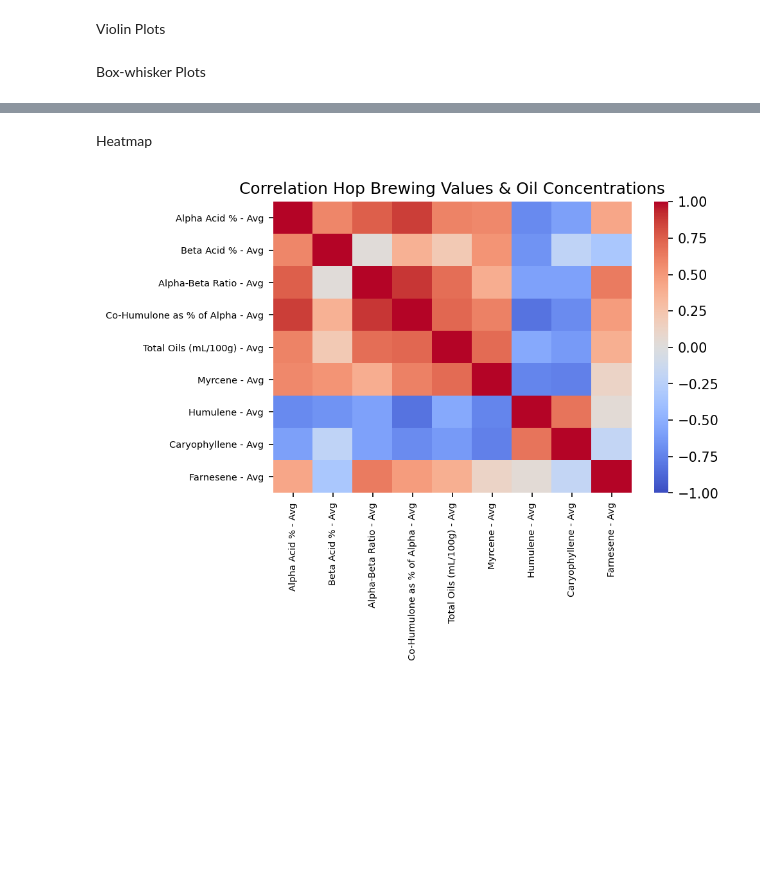
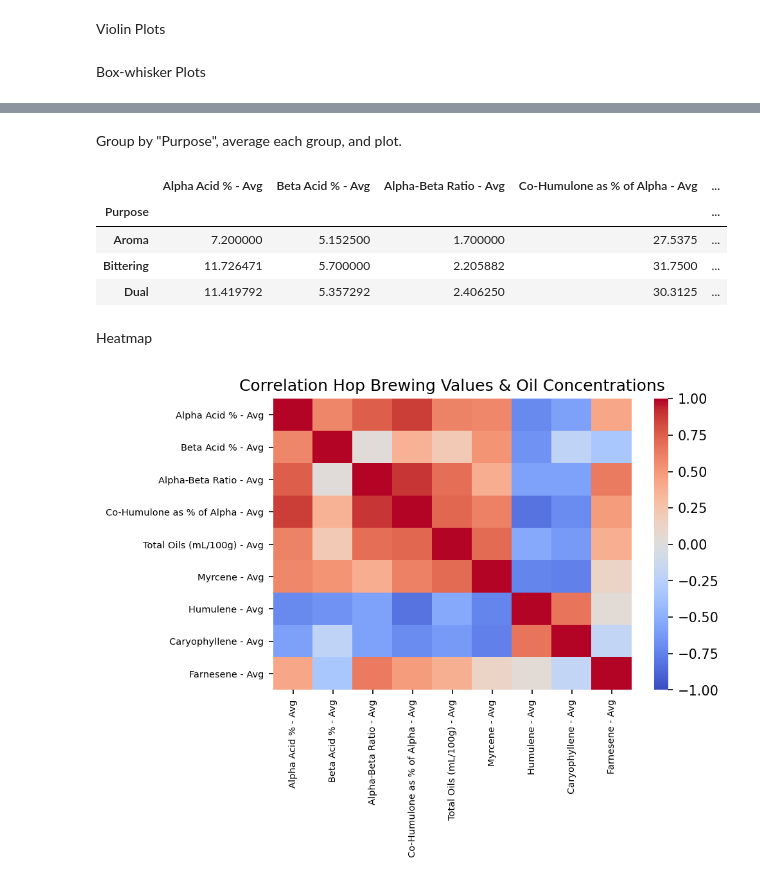
Before and after one commit to rc-9/Beer_Hops_Analysis, a Jupyter notebook: Visuals_Tomer.ipynb, the cells around one changed output, grey strips where cells are left out. Saved outputs shown, nothing was run; the diff lists cells and outputs as text; code cells hidden in the pictures; blank space fills up the shorter version.

```diff
--- a/Visuals_Tomer.ipynb
+++ b/Visuals_Tomer.ipynb
@@ -217,0 +249,12 @@ Dataset has 0 variance; skipping density estimate.
+# %% [markdown]
+Group by "Purpose", average each group, and plot.
+# %%
+hops_bv_purpose = hops_bv.groupby("Purpose").mean()
+
+hops_bv_purpose
+# %% [output]
+|  | Alpha Acid % - Avg | Beta Acid % - Avg | Alpha-Beta Ratio - Avg | Co-Humulone as % of Alpha - Avg | ... |
+| Purpose |  |  |  |  | ... |
+| Aroma | 7.200000 | 5.152500 | 1.700000 | 27.5375 | ... |
+| Bittering | 11.726471 | 5.700000 | 2.205882 | 31.7500 | ... |
+| Dual | 11.419792 | 5.357292 | 2.406250 | 30.3125 | ... |
```
Also changed, not shown: parts of 18 cells of this notebook.
